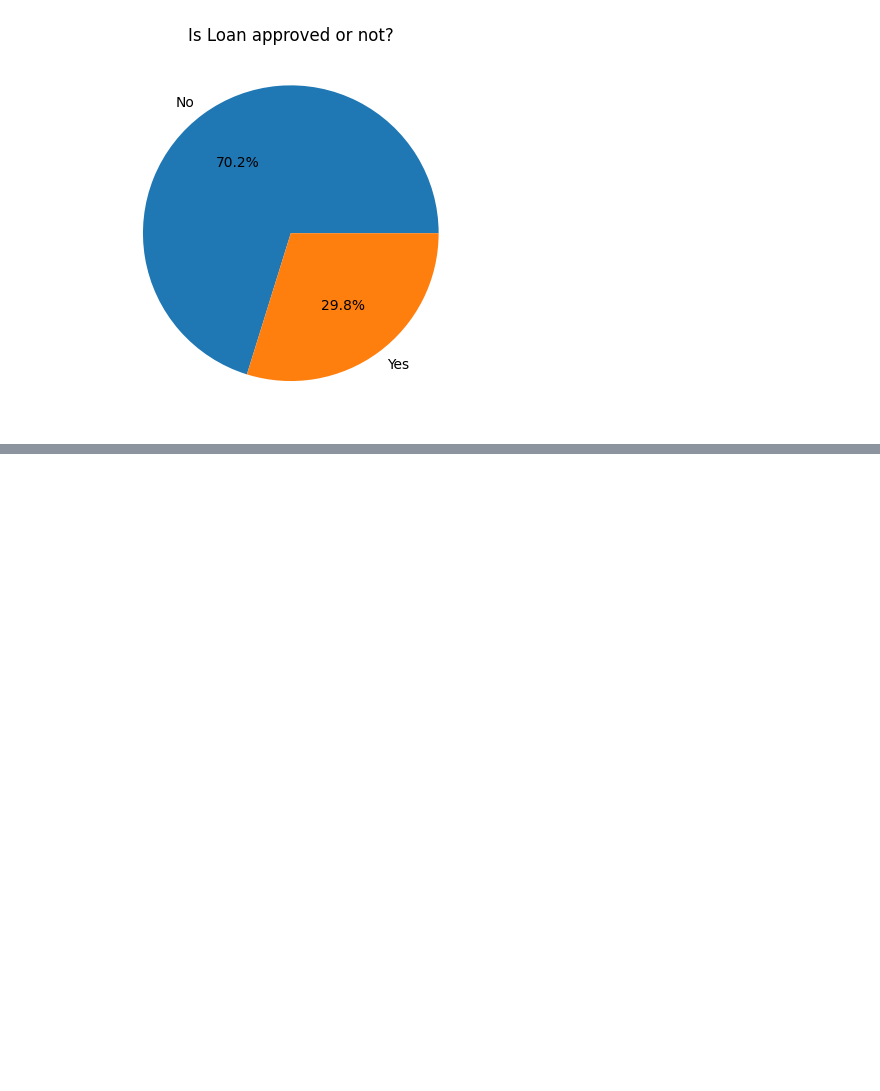
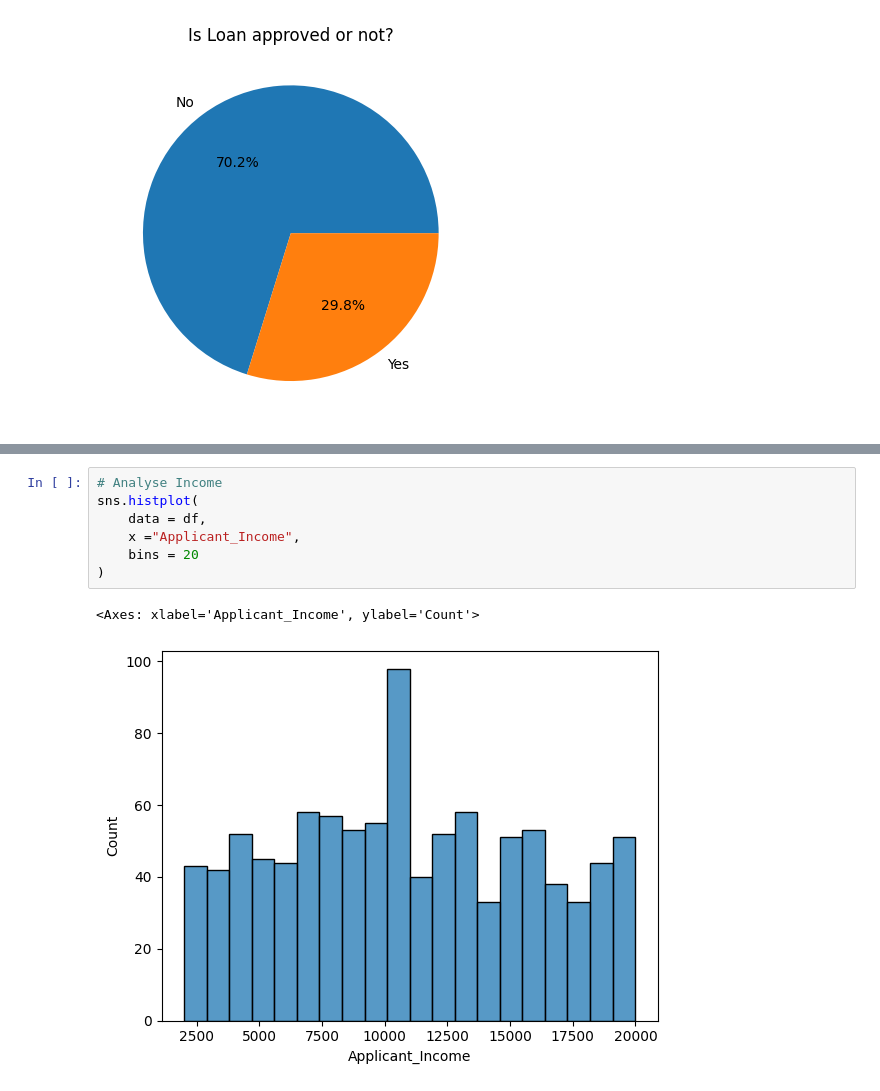
Before and after one commit to Aivexh/CrediSure, a Jupyter notebook: CreditWise Loan Approval System.ipynb, the cells around one changed output, grey strips where cells are left out. Saved outputs shown, nothing was run; the diff lists cells and outputs as text; blank space fills up the shorter version.

```diff
--- a/CreditWise Loan Approval System.ipynb
+++ b/CreditWise Loan Approval System.ipynb
@@ -131,0 +141,10 @@ sns
+# %%
+# Analyse Income
+sns.histplot(
+    data = df,
+    x ="Applicant_Income",
+    bins = 20
+)
+# %% [output]
+<Axes: xlabel='Applicant_Income', ylabel='Count'>
+[figure, added]
```
Also changed, not shown: parts of 5 cells of this notebook.
